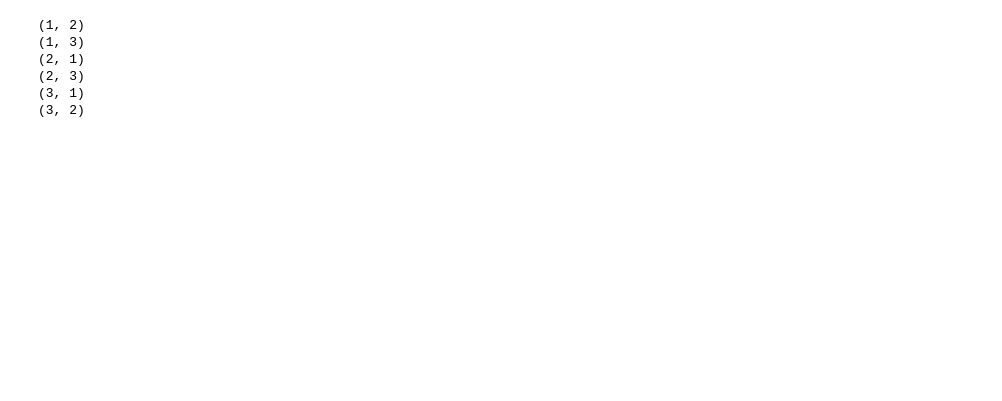
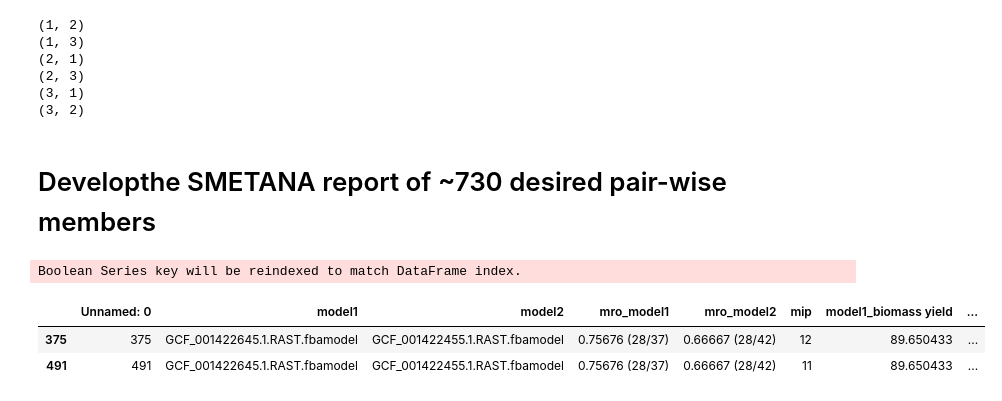
Before and after one commit to dtriadis/ModelSEEDpy, a Jupyter notebook: examples/HTML_report.ipynb, the cells around one changed output. Drawn from its saved outputs; the diff is of its cells as text; code cells hidden in the pictures; blank space fills up the shorter version.

Commit message:
community updates; cleaning the example directory

```diff
--- a/examples/HTML_report.ipynb
+++ b/examples/HTML_report.ipynb
@@ -208,3 +208,11 @@ for x in permutations([1,2,3], 2):
 (2, 3)
 (3, 1)
 (3, 2)
+# %% [markdown]
+# Developthe SMETANA report of ~730 desired pair-wise members
+# %%
+from pandas import read_csv
+from numpy import load
+
+df = read_csv("./Community Modeling/smetana/SMETANA_report.csv").drop(["Unnamed: 0", "comm_biomass yield"], axis=1)
+mets = load("./Community Modeling/smetana/SMETANA_report_mets.npy", allow_pickle=True)
@@ -210,0 +223,7 @@ for x in permutations([1,2,3], 2):
+# %%
+df[df["model1"] == 'GCF_001422645.1.RAST.fbamodel'][df["model2"] == 'GCF_001422455.1.RAST.fbamodel']
+# %% [output]
+Boolean Series key will be reindexed to match DataFrame index.
+|  | Unnamed: 0 | model1 | model2 | mro_model1 | mro_model2 | mip | model1_biomass yield | ... |
+| 375 | 375 | GCF_001422645.1.RAST.fbamodel | GCF_001422455.1.RAST.fbamodel | 0.75676 (28/37) | 0.66667 (28/42) | 12 | 89.650433 | ... |
+| 491 | 491 | GCF_001422645.1.RAST.fbamodel | GCF_001422455.1.RAST.fbamodel | 0.75676 (28/37) | 0.66667 (28/42) | 11 | 89.650433 | ... |
```
Also changed, not shown: parts of 1 cell of this notebook, 30 other files.
